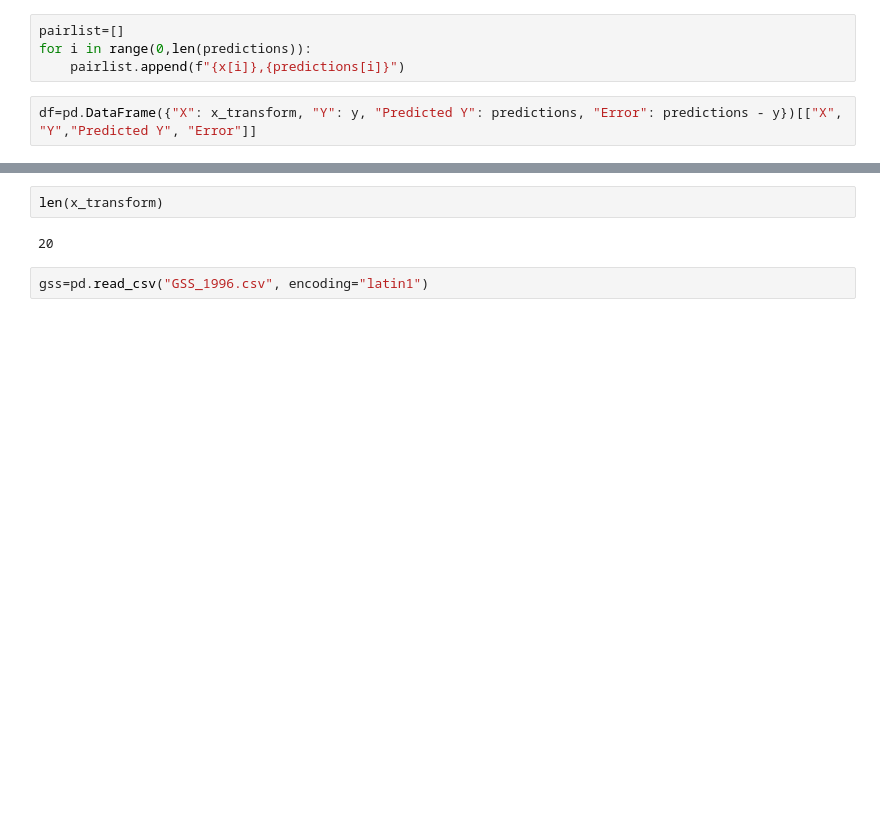
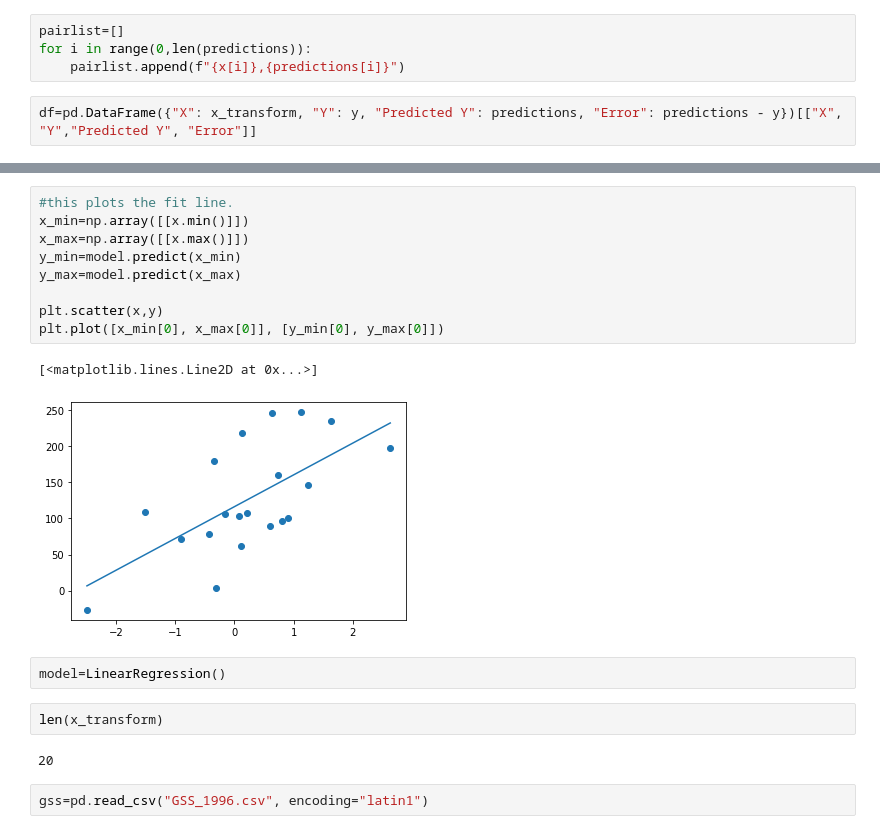
Before and after one commit to KathrynPanger/published_prayer_study, a Jupyter notebook: regression.ipynb, the cells around one changed output, grey strips where cells are left out. Drawn from its saved outputs; the diff is of its cells as text; blank space fills up the shorter version.

```diff
--- a/regression.ipynb
+++ b/regression.ipynb
@@ -59,3 +59,17 @@ print(df_range)
+# %%
+#this plots the fit line.
+x_min=np.array([[x.min()]])
+x_max=np.array([[x.max()]])
+y_min=model.predict(x_min)
+y_max=model.predict(x_max)
+
+plt.scatter(x,y)
+plt.plot([x_min[0], x_max[0]], [y_min[0], y_max[0]])
+# %% [output]
+[<matplotlib.lines.Line2D at 0x...>]
+[figure, added]
+# %%
+model=LinearRegression()
 # %%
 len(x_transform)
 # %% [output]
```
Also changed, not shown: parts of 6 cells of this notebook.
